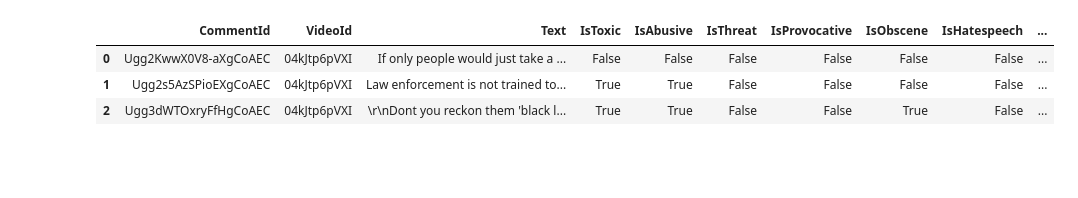
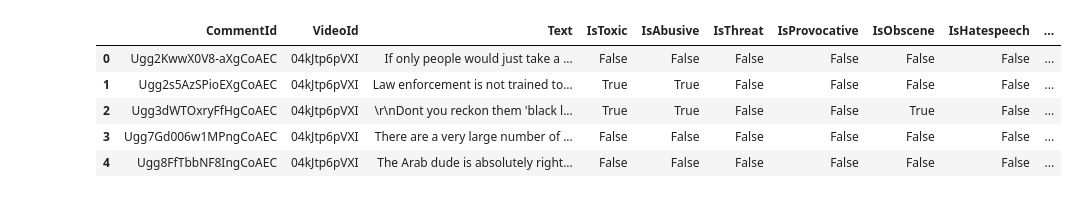
Before and after one commit to Bootcamp-IA-P5/Proyecto_X_NLP_G4, a Jupyter notebook: backend/notebooks/naive_bayes.ipynb, the cells around one changed output. Drawn from its saved outputs; the diff is of its cells as text; code cells hidden in the pictures; blank space fills up the shorter version.

Commit message:
feat: updated classical naive_bayes.ipynb model and comparison_models.ipynb notebook for model comparison

```diff
--- a/backend/notebooks/naive_bayes.ipynb
+++ b/backend/notebooks/naive_bayes.ipynb
@@ -85,40 +143,73 @@ En esta sección:
 # %%
-# =============================================================================
-# 2. CARGA DEL DATASET PREPROCESADO
-# =============================================================================
+# === 2. Load preprocessed dataset ===========================================
 
-# Detect project root (assuming this notebook is in backend/notebooks)
+# Detect project root (one level above "backend" if we are inside notebooks)
+current_dir = Path.cwd()
+if "notebooks" in str(current_dir):
+    project_root = current_dir.parent.parent  # .../PX_NLP_G4
+else:
+    project_root = current_dir
 
-##################
-# Detect project root
-notebook_dir = Path.cwd()
+print("📂 Directorio actual:", current_dir)
+print("📁 Raíz del proyecto detectada:", project_root)
 
-if notebook_dir.name == "notebooks":
-    project_root = notebook_dir.parent.parent
-elif notebook_dir.name == "backend":
-    project_root = notebook_dir.parent
-else:
-    project_root = notebook_dir
+# Path to the clean preprocessed dataset
+data_clean_path = project_root / "data" / "preprocessing_data" / "youtoxic_english_1000_clean.csv"
+print("\n📄 Cargando dataset limpio desde:")
+print(f"   {data_clean_path}")
 
-data_path = project_root / "data" / "preprocessing_data" / "youtoxic_english_1000_clean.csv"
 
-print(f"📂 Raíz del proyecto: {project_root}")
-print(f"📄 Cargando dataset desde: {data_path}")
+def get_project_root() -> Path:
+    """Return PX_NLP_G4 project root folder."""
+    cwd = Path.cwd()
+    parts = cwd.parts
 
-if not data_path.exists():
-    raise FileNotFoundError(
-        f"Dataset not found at {data_path}.\n"
-        "Comprueba que la carpeta 'data' está en la raíz del proyecto y que\n"
-        "el fichero 'youtoxic_english_1000.csv' está dentro de ella."
-    )
+    if "notebooks" in parts:
+        return cwd.parents[1]
+    if cwd.name == "backend":
+        return cwd.parent
+    return cwd
+
+project_root = get_project_root()
+
+data_dir = project_root / "data"
+preproc_dir = data_dir / "preprocessing_data"
+results_dir = data_dir / "results"
+models_dir = project_root / "backend" / "models"
+
+print("📂 project_root:", project_root)
+print("📂 data_dir:", data_dir)
+print("📂 preprocessing_data:", preproc_dir)
+print("📂 results_dir:", results_dir)
+print("📂 models_dir:", models_dir)
+
+csv_path = preproc_dir / "youtoxic_english_1000_clean.csv"
+
+df = pd.read_csv(csv_path)
+print(f"\n✅ Dataset cargado: {csv_path}")
+print(f"   Forma: {df.shape[0]} filas x {df.shape[1]} columnas")
 
 # Load CSV
-df = pd.read_csv(data_path)
+df = pd.read_csv(data_clean_path)
 
+# Basic info
+n_rows, n_cols = df.shape
 print("\n📊 Dimensiones del dataset limpio:")
-print(f"   Filas:    {df.shape[0]}")
-print(f"   Columnas: {df.shape[1]}")
+print(f"   Filas: {n_rows:,}")
+print(f"   Columnas: {n_cols:,}")
 
-print("\n🔍 Primeras filas:")
-display(df.head(3))
+print("\n🔍 Primeras filas del dataset:")
+display(df.head(5))
+
+print("\nℹ️ Tipos de datos por columna:")
+print(df.dtypes)
+
+# Check target distribution
+if TARGET_COL in df.columns:
+    print(f"\n📊 Distribución de la etiqueta '{TARGET_COL}':")
+    print(df[TARGET_COL].value_counts(dropna=False))
+    print("\n📊 Proporciones:")
+    print(df[TARGET_COL].value_counts(normalize=True).round(3))
+else:
+    print(f"\n⚠️ La columna objetivo '{TARGET_COL}' no existe en el dataset. Revisa el nombre.")
 # %% [output]
@@ -133,4 +235,6 @@ display(df.head(3))
 |  | CommentId | VideoId | Text | IsToxic | IsAbusive | IsThreat | IsProvocative | IsObscene | IsHatespeech | ... |
 | 0 | Ugg2KwwX0V8-aXgCoAEC | 04kJtp6pVXI | If only people would just take a ... | False | False | False | False | False | False | ... |
 | 1 | Ugg2s5AzSPioEXgCoAEC | 04kJtp6pVXI | Law enforcement is not trained to... | True | True | False | False | False | False | ... |
 | 2 | Ugg3dWTOxryFfHgCoAEC | 04kJtp6pVXI | \r\nDont you reckon them 'black l... | True | True | False | False | True | False | ... |
+| 3 | Ugg7Gd006w1MPngCoAEC | 04kJtp6pVXI | There are a very large number of ... | False | False | False | False | False | False | ... |
+| 4 | Ugg8FfTbbNF8IngCoAEC | 04kJtp6pVXI | The Arab dude is absolutely right... | False | False | False | False | False | False | ... |
```
Also changed, not shown: parts of 17 cells of this notebook, 5 other files.
